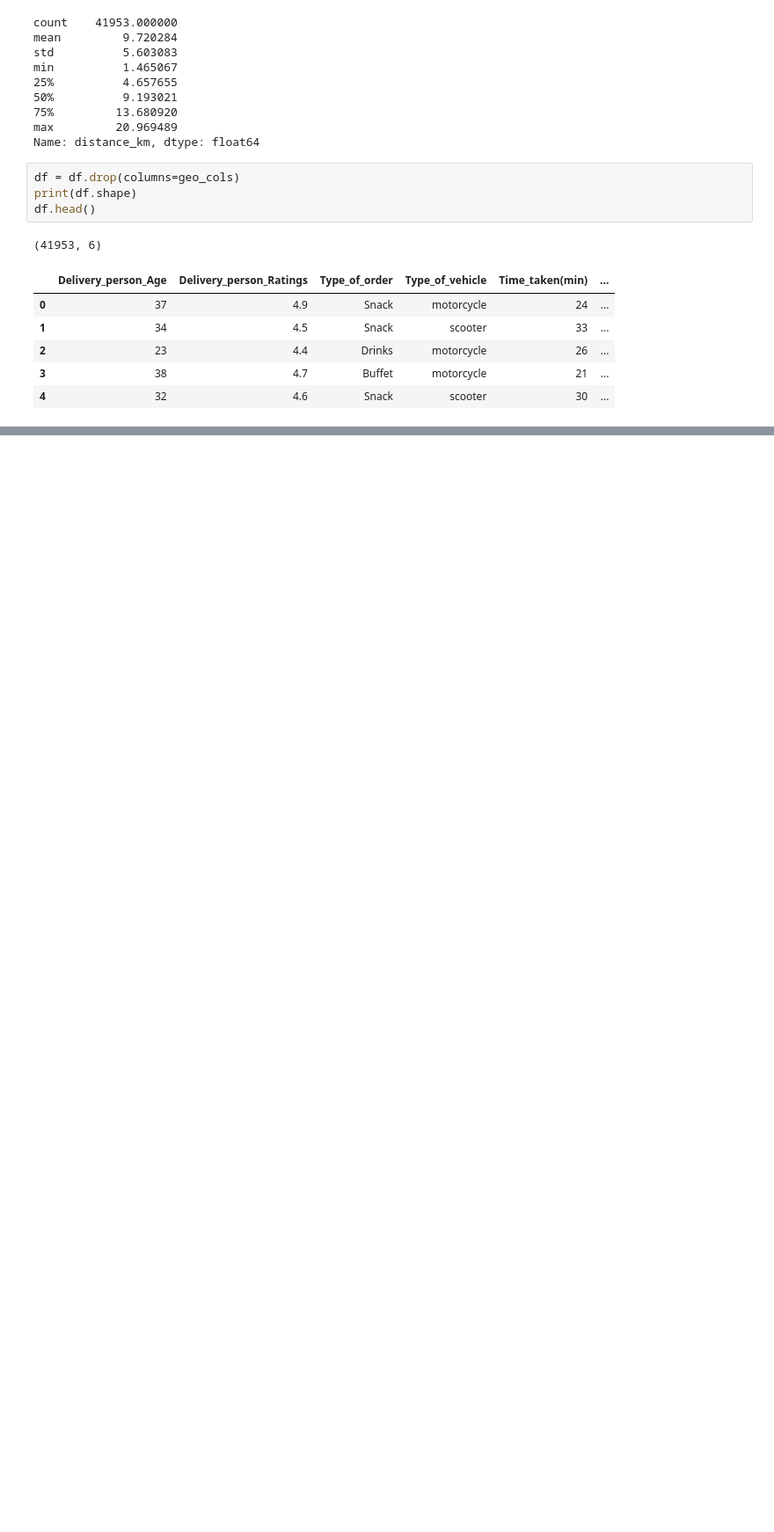
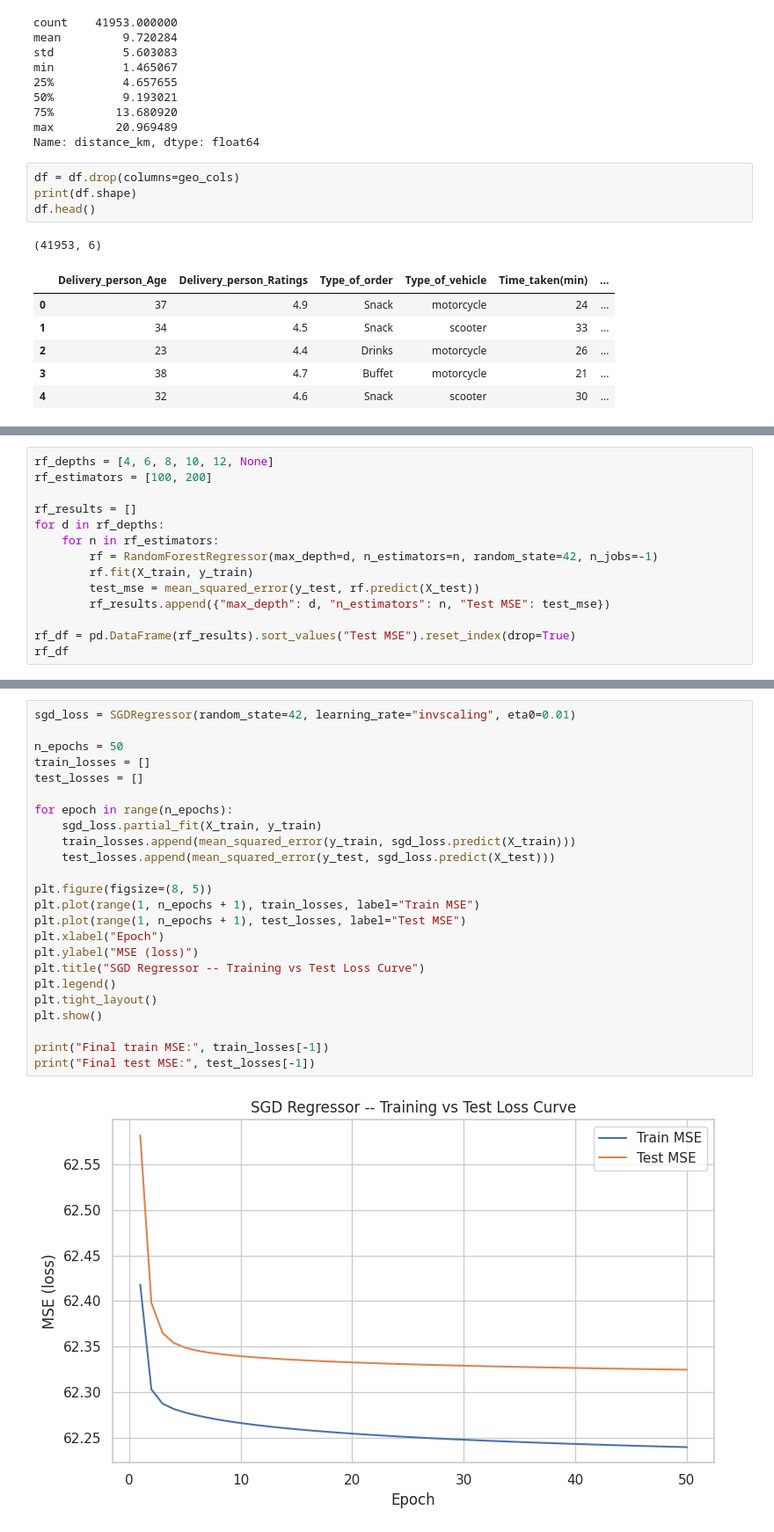
Before and after one commit to Janviere-dev/Linear_Regression_Model, a Jupyter notebook: summative/linear_regression/multivariate.ipynb, the cells around one changed output, grey strips where cells are left out. Shown at 88% size. Drawn from its saved outputs; the diff is of its cells as text; blank space fills up the shorter version.

```diff
--- a/summative/linear_regression/multivariate.ipynb
+++ b/summative/linear_regression/multivariate.ipynb
@@ -256,0 +416,14 @@ df.head()
+# %%
+rf_depths = [4, 6, 8, 10, 12, None]
+rf_estimators = [100, 200]
+
+rf_results = []
+for d in rf_depths:
+    for n in rf_estimators:
+        rf = RandomForestRegressor(max_depth=d, n_estimators=n, random_state=42, n_jobs=-1)
+        rf.fit(X_train, y_train)
+        test_mse = mean_squared_error(y_test, rf.predict(X_test))
+        rf_results.append({"max_depth": d, "n_estimators": n, "Test MSE": test_mse})
+
+rf_df = pd.DataFrame(rf_results).sort_values("Test MSE").reset_index(drop=True)
+rf_df
@@ -256,0 +490,26 @@ df.head()
+# %%
+sgd_loss = SGDRegressor(random_state=42, learning_rate="invscaling", eta0=0.01)
+
+n_epochs = 50
+train_losses = []
+test_losses = []
+
+for epoch in range(n_epochs):
+    sgd_loss.partial_fit(X_train, y_train)
+    train_losses.append(mean_squared_error(y_train, sgd_loss.predict(X_train)))
+    test_losses.append(mean_squared_error(y_test, sgd_loss.predict(X_test)))
+
+plt.figure(figsize=(8, 5))
+plt.plot(range(1, n_epochs + 1), train_losses, label="Train MSE")
+plt.plot(range(1, n_epochs + 1), test_losses, label="Test MSE")
+plt.xlabel("Epoch")
+plt.ylabel("MSE (loss)")
+plt.title("SGD Regressor -- Training vs Test Loss Curve")
+plt.legend()
+plt.tight_layout()
+plt.show()
+
+print("Final train MSE:", train_losses[-1])
+print("Final test MSE:", test_losses[-1])
+# %% [output]
+[figure, added]
```
Also changed, not shown: parts of 22 cells of this notebook.
